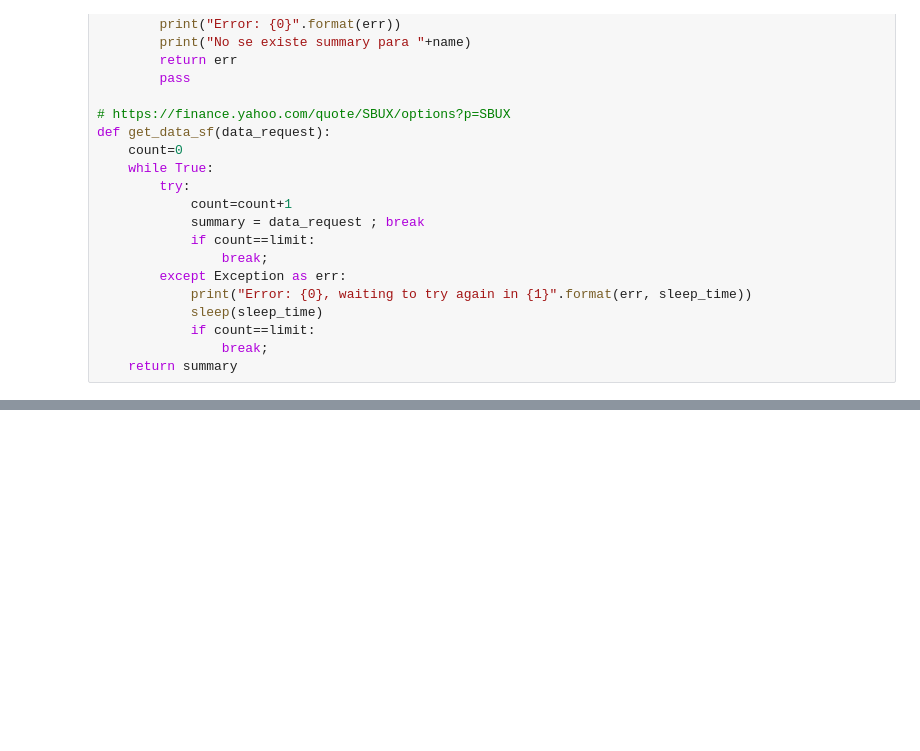
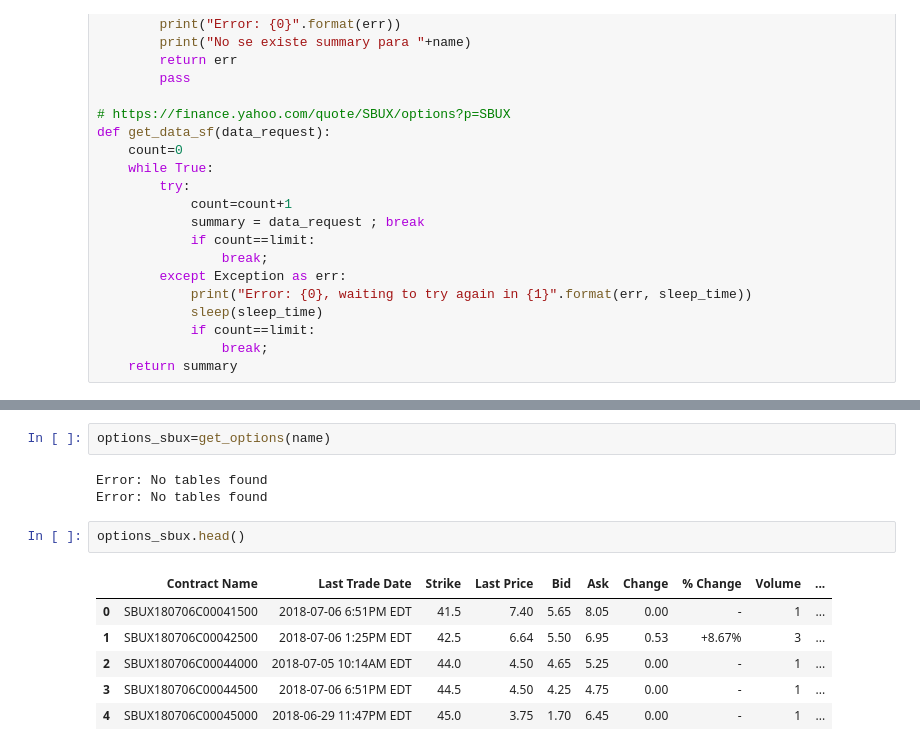
Before and after one commit to veigaco/quantum, a Jupyter notebook: Modeling/Query_SBUX.ipynb, the cells around one changed output, grey strips where cells are left out. Saved outputs shown, nothing was run; the diff lists cells and outputs as text; blank space fills up the shorter version.

```diff
--- a/Modeling/Query_SBUX.ipynb
+++ b/Modeling/Query_SBUX.ipynb
@@ -197,0 +256,14 @@ s
+# %%
+options_sbux=get_options(name)
+# %% [output]
+Error: No tables found
+Error: No tables found
+# %%
+options_sbux.head()
+# %% [output]
+|  | Contract Name | Last Trade Date | Strike | Last Price | Bid | Ask | Change | % Change | Volume | ... |
+| 0 | SBUX180706C00041500 | 2018-07-06 6:51PM EDT | 41.5 | 7.40 | 5.65 | 8.05 | 0.00 | - | 1 | ... |
+| 1 | SBUX180706C00042500 | 2018-07-06 1:25PM EDT | 42.5 | 6.64 | 5.50 | 6.95 | 0.53 | +8.67% | 3 | ... |
+| 2 | SBUX180706C00044000 | 2018-07-05 10:14AM EDT | 44.0 | 4.50 | 4.65 | 5.25 | 0.00 | - | 1 | ... |
+| 3 | SBUX180706C00044500 | 2018-07-06 6:51PM EDT | 44.5 | 4.50 | 4.25 | 4.75 | 0.00 | - | 1 | ... |
+| 4 | SBUX180706C00045000 | 2018-06-29 11:47PM EDT | 45.0 | 3.75 | 1.70 | 6.45 | 0.00 | - | 1 | ... |
```
Also changed, not shown: parts of 24 cells of this notebook, 1 other file.
